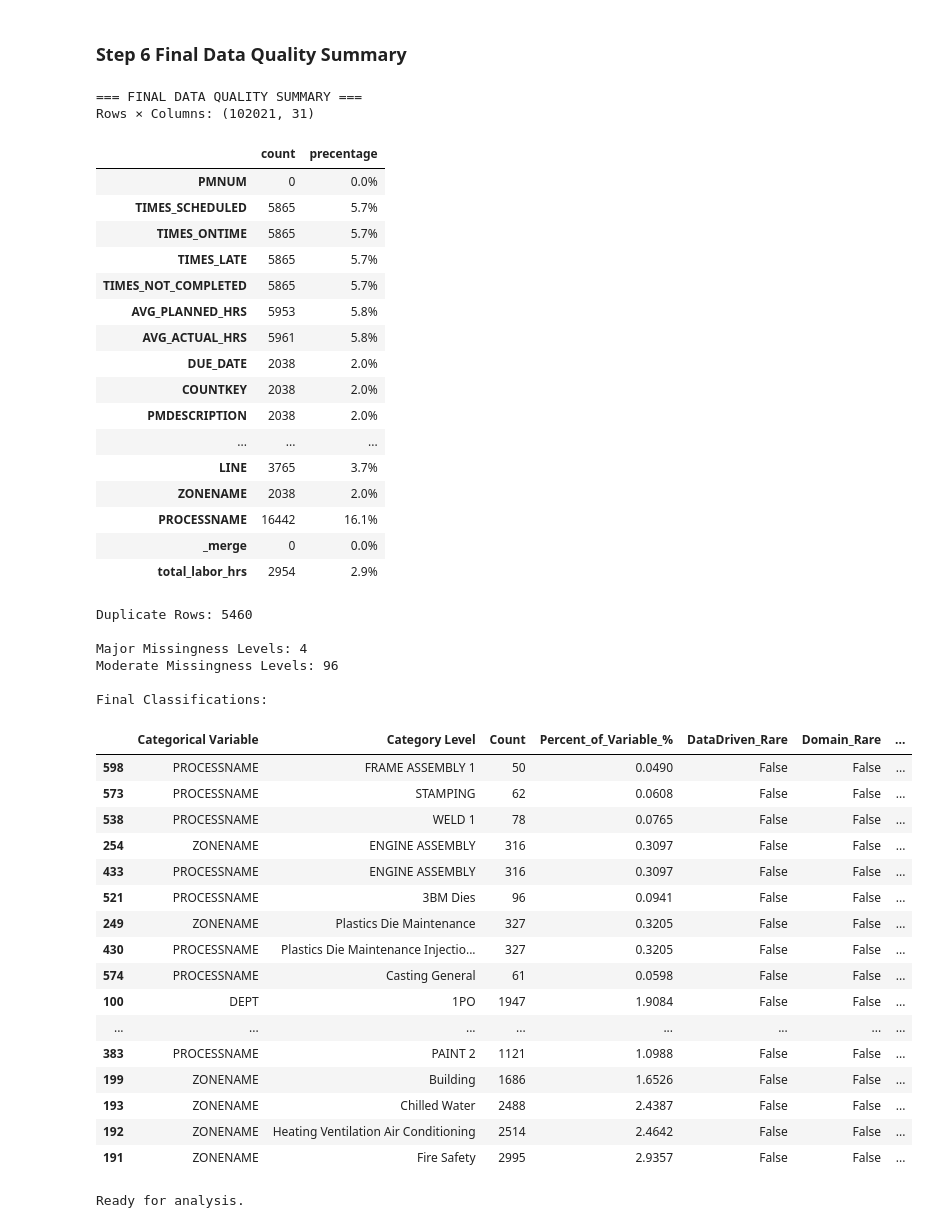
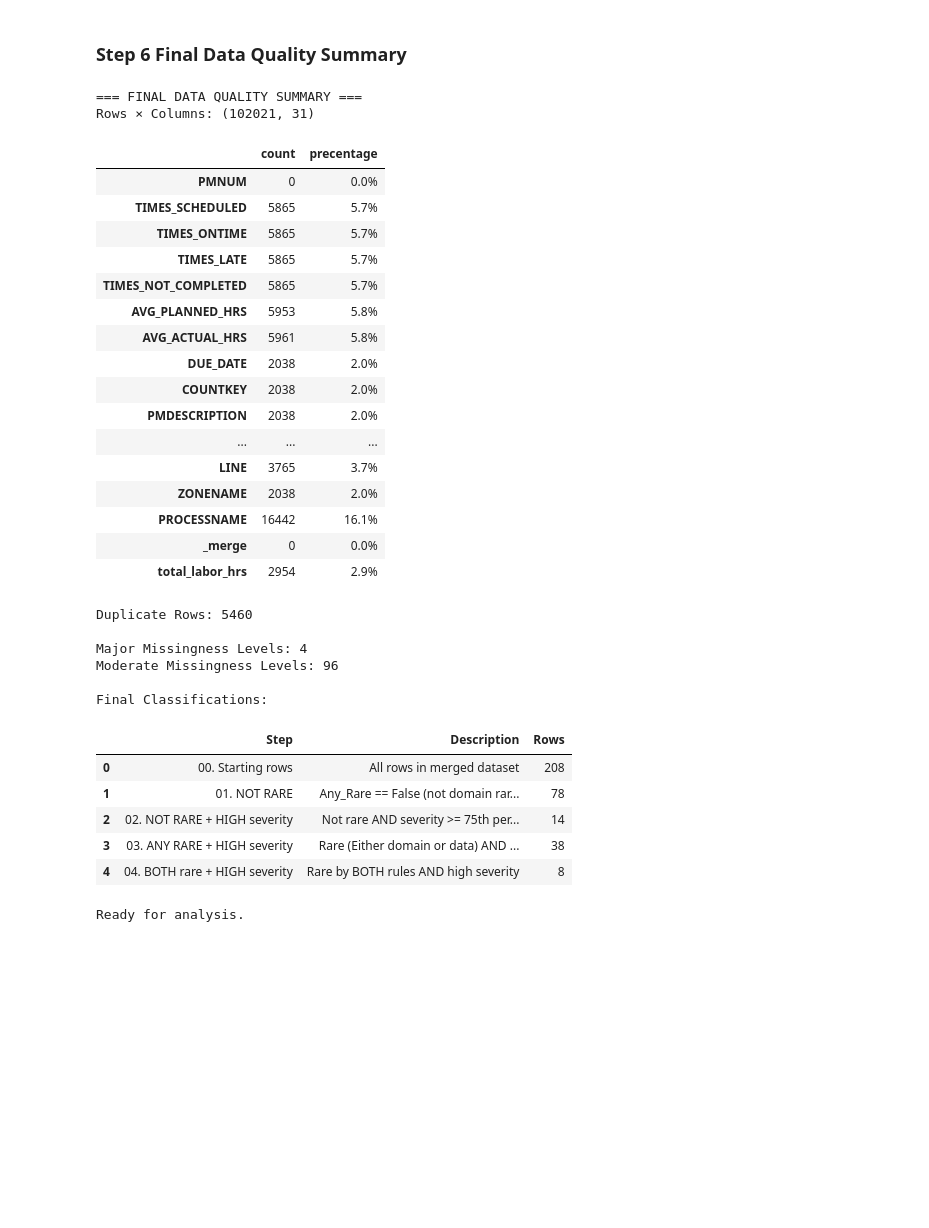
Before and after one commit to dev-festival/py4eda-project, a Jupyter notebook: notebooks/02_individual_exploration_abby.ipynb, the cells around one changed output. Cells and saved outputs as stored; diff of their text form; code cells hidden in the pictures; blank space fills up the shorter version.

```diff
--- a/notebooks/02_individual_exploration_abby.ipynb
+++ b/notebooks/02_individual_exploration_abby.ipynb
@@ -590,0 +635,31 @@ moderate levels (6 <= n_missing_cols < 8): 96
+# %%
+alpha = 0.05  # significance threshold
+
+# keep only significant chi-square results
+chi_sig = chi_results[chi_results['p_value'] < alpha].copy()
+
+# merge chi-square with missing_summary_table to get Category Level
+sig_with_missing = chi_sig.merge(missing_summary_table, on=['Categorical Variable', 'Column'], how='left')
+
+print("Chi Square Sig:", chi_sig.shape)
+print("Missing Summary Table:", missing_summary_table.shape)
+print("Sig With MIssing:", sig_with_missing.shape)
+
+#bring in n_missing_cols per (Categorical Variable, Category Level) from level_summary
+sig_with_missing = sig_with_missing.merge(level_summary[['Categorical Variable', 'Category Level', 'n_missing_cols']],
+                                          on=['Categorical Variable', 'Category Level'],how='left')
+
+# roll up to one row per (Categorical Variable, Category Level)
+significant_levels = (
+    sig_with_missing
+    .groupby(['Categorical Variable', 'Category Level', 'n_missing_cols'])
+    .agg(sig_cols=('Column', lambda s: sorted(s.unique())),  # which columns are significant
+         n_sig_cols=('Column', 'nunique'),                   # how many sig columns
+         min_pvalue=('p_value', 'min'),                           # strongest p-value
+         max_missing_pct=('Missing %', 'max'))                # worst missing % among those sig cols)
+    .reset_index())
+
+print('Number of significant category levels:', significant_levels.shape[0])
+display(significant_levels.head())
+
+significant_levels['n_missing_cols'].unique()
@@ -631,0 +682,8 @@ Name: count, dtype: int64
+# %%
+# major and moderate groups based on the number of columns above the threshold
+major = significant_levels[significant_levels['n_missing_cols'] >= 8].copy()
+moderate = significant_levels[(significant_levels['n_missing_cols'] >= 6) & (significant_levels["n_missing_cols"] < 8)].copy()
+
+print("major levels (n_missing_cols >= 8):", major.shape[0])
+display(major)
+print("moderate levels (6 <= n_missing_cols < 8):", moderate.shape[0])
@@ -1570,50 +1771,39 @@ print("\nMajor Missingness Levels:", major.shape[0])
 print("Moderate Missingness Levels:", moderate.shape[0])
 
 print("\nFinal Classifications:")
-display(not_rare_strict)
+display(summary_df)
 
 print("\nReady for analysis.")
 # %% [output]
 === FINAL DATA QUALITY SUMMARY ===
 Rows × Columns: (102021, 31)
 |  | count | precentage |
 | PMNUM | 0 | 0.0% |
 | TIMES_SCHEDULED | 5865 | 5.7% |
 | TIMES_ONTIME | 5865 | 5.7% |
 | TIMES_LATE | 5865 | 5.7% |
 | TIMES_NOT_COMPLETED | 5865 | 5.7% |
 | AVG_PLANNED_HRS | 5953 | 5.8% |
 | AVG_ACTUAL_HRS | 5961 | 5.8% |
 | DUE_DATE | 2038 | 2.0% |
 | COUNTKEY | 2038 | 2.0% |
 | PMDESCRIPTION | 2038 | 2.0% |
 | ... | ... | ... |
 | LINE | 3765 | 3.7% |
 | ZONENAME | 2038 | 2.0% |
 | PROCESSNAME | 16442 | 16.1% |
 | _merge | 0 | 0.0% |
 | total_labor_hrs | 2954 | 2.9% |
 Duplicate Rows: 5460
 
 Major Missingness Levels: 4
 Moderate Missingness Levels: 96
 
 Final Classifications:
-|  | Categorical Variable | Category Level | Count | Percent_of_Variable_% | DataDriven_Rare | Domain_Rare | ... |
-| 598 | PROCESSNAME | FRAME ASSEMBLY 1 | 50 | 0.0490 | False | False | ... |
-| 573 | PROCESSNAME | STAMPING | 62 | 0.0608 | False | False | ... |
-| 538 | PROCESSNAME | WELD 1 | 78 | 0.0765 | False | False | ... |
-| 254 | ZONENAME | ENGINE ASSEMBLY | 316 | 0.3097 | False | False | ... |
-| 433 | PROCESSNAME | ENGINE ASSEMBLY | 316 | 0.3097 | False | False | ... |
-| 521 | PROCESSNAME | 3BM Dies | 96 | 0.0941 | False | False | ... |
-| 249 | ZONENAME | Plastics Die Maintenance | 327 | 0.3205 | False | False | ... |
-| 430 | PROCESSNAME | Plastics Die Maintenance Injectio... | 327 | 0.3205 | False | False | ... |
-| 574 | PROCESSNAME | Casting General | 61 | 0.0598 | False | False | ... |
-| 100 | DEPT | 1PO | 1947 | 1.9084 | False | False | ... |
-| ... | ... | ... | ... | ... | ... | ... | ... |
-| 383 | PROCESSNAME | PAINT 2 | 1121 | 1.0988 | False | False | ... |
-| 199 | ZONENAME | Building | 1686 | 1.6526 | False | False | ... |
-| 193 | ZONENAME | Chilled Water | 2488 | 2.4387 | False | False | ... |
-| 192 | ZONENAME | Heating Ventilation Air Conditioning | 2514 | 2.4642 | False | False | ... |
-| 191 | ZONENAME | Fire Safety | 2995 | 2.9357 | False | False | ... |
+|  | Step | Description | Rows |
+| 0 | 00. Starting rows | All rows in merged dataset | 208 |
+| 1 | 01. NOT RARE | Any_Rare == False (not domain rar... | 78 |
+| 2 | 02. NOT RARE + HIGH severity | Not rare AND severity >= 75th per... | 14 |
+| 3 | 03. ANY RARE + HIGH severity | Rare (Either domain or data) AND ... | 38 |
+| 4 | 04. BOTH rare + HIGH severity | Rare by BOTH rules AND high severity | 8 |
 Ready for analysis.
```
Also changed, not shown: parts of 22 cells of this notebook, 5 other files.
